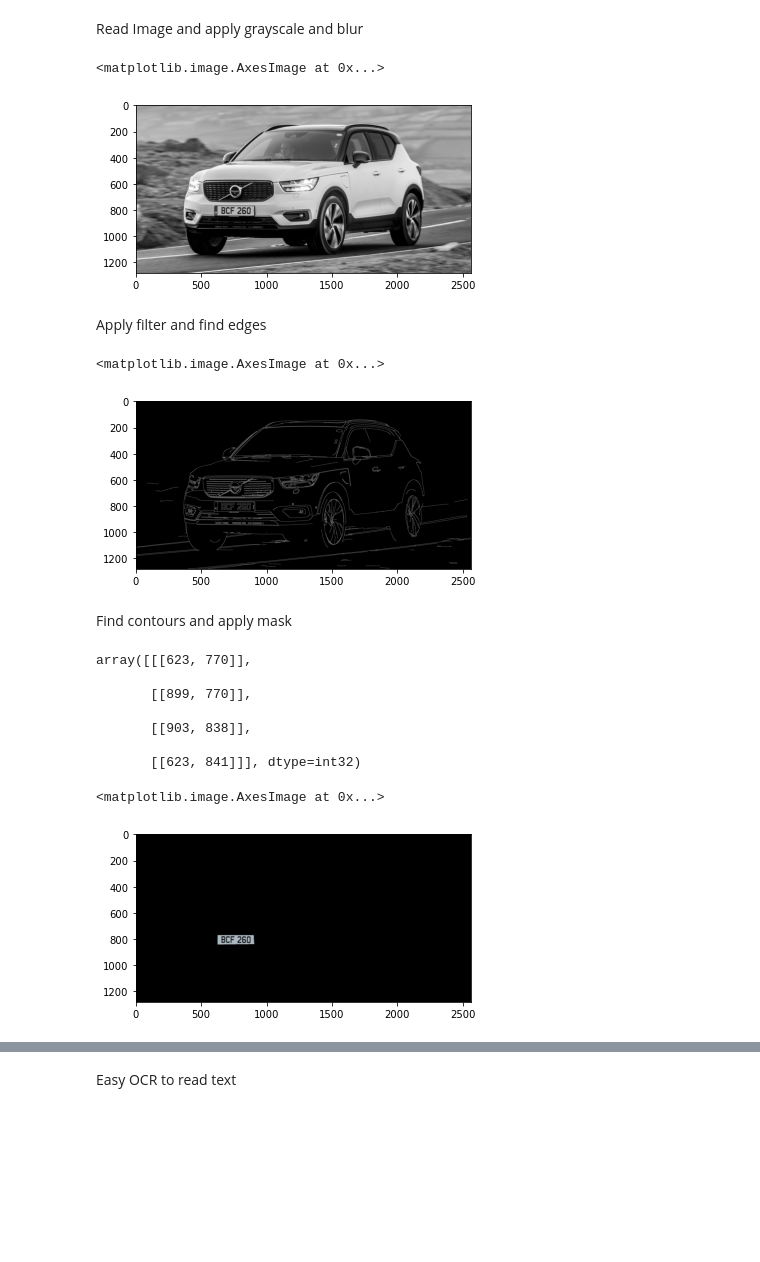
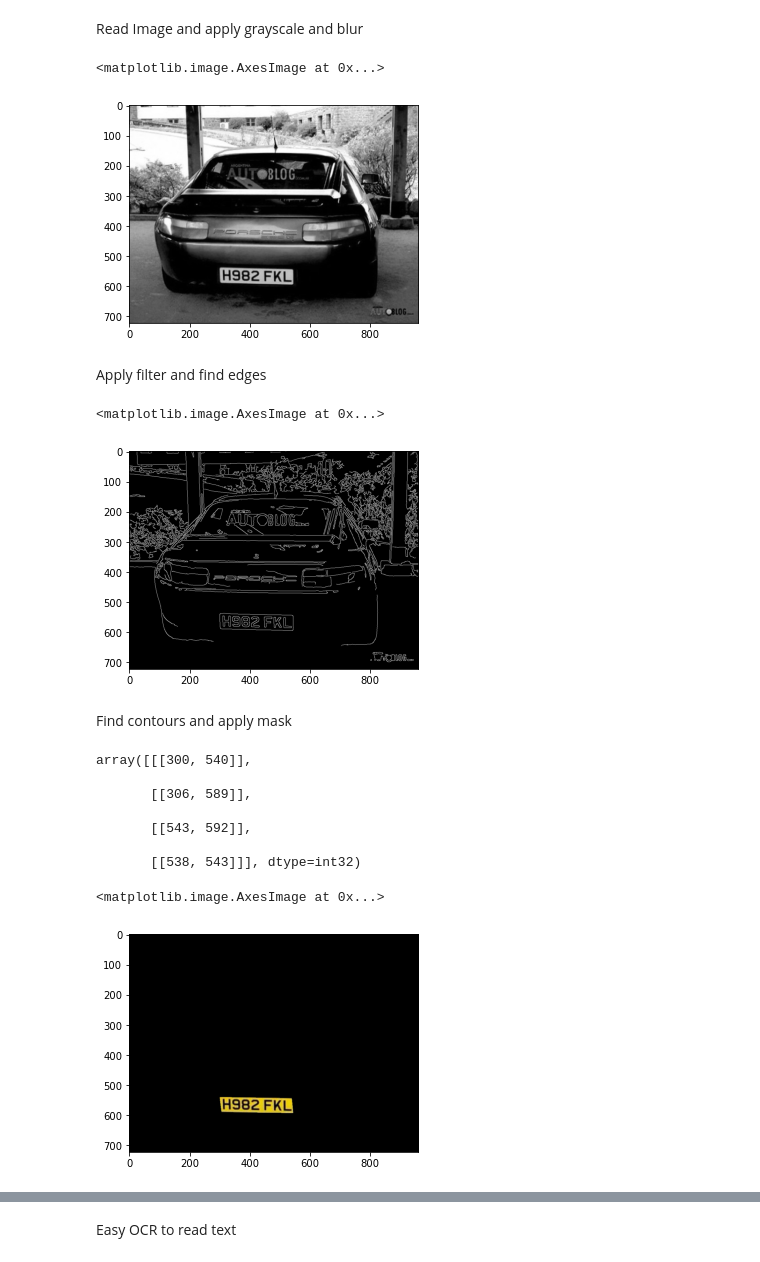
Before and after one commit to usmank11/License-Plate-Recognition, a Jupyter notebook: PlateRecognition.ipynb, the cells around one changed output, grey strips where cells are left out. Drawn from its saved outputs; the diff is of its cells as text; code cells hidden in the pictures; blank space fills up the shorter version.

```diff
--- a/PlateRecognition.ipynb
+++ b/PlateRecognition.ipynb
@@ -31,12 +31,12 @@ import easyocr
 # %% [markdown]
 Read Image and apply grayscale and blur
 # %%
-img = cv2.imread('test1.jpeg')
+img = cv2.imread('image4.jpeg')
 gray = cv2.cvtColor(img, cv2.COLOR_BGR2GRAY)
 plt.imshow(cv2.cvtColor(gray, cv2.COLOR_BGR2RGB))
 # %% [output]
 <matplotlib.image.AxesImage at 0x...>
-[figure, old version]
+[figure, new version]
 # %% [markdown]
 Apply filter and find edges
 # %%
@@ -45,7 +45,7 @@ edged = cv2.Canny(bfilter, 30, 200)
 plt.imshow(cv2.cvtColor(edged, cv2.COLOR_BGR2RGB))
 # %% [output]
 <matplotlib.image.AxesImage at 0x...>
-[figure, old version]
+[figure, new version]
 # %% [markdown]
 Find contours and apply mask
 # %%
@@ -62,13 +62,13 @@ for contour in contours:
 # %%
 location
 # %% [output]
-array([[[623, 770]],
+array([[[300, 540]],
 
-       [[899, 770]],
+       [[306, 589]],
 
-       [[903, 838]],
+       [[543, 592]],
 
-       [[623, 841]]], dtype=int32)
+       [[538, 543]]], dtype=int32)
 # %%
 mask = np.zeros(gray.shape, np.uint8)
 new_image = cv2.drawContours(mask, [location], 0, 255, -1)
@@ -77,7 +77,7 @@ new_image = cv2.bitwise_and(img, img, mask=mask)
 plt.imshow(cv2.cvtColor(new_image, cv2.COLOR_BGR2RGB))
 # %% [output]
 <matplotlib.image.AxesImage at 0x...>
-[figure, old version]
+[figure, new version]
 # %%
 (x,y) = np.where(mask==255)
 (x1,y1) = (np.min(x), np.min(y))
```
Also changed, not shown: parts of 4 cells of this notebook.
